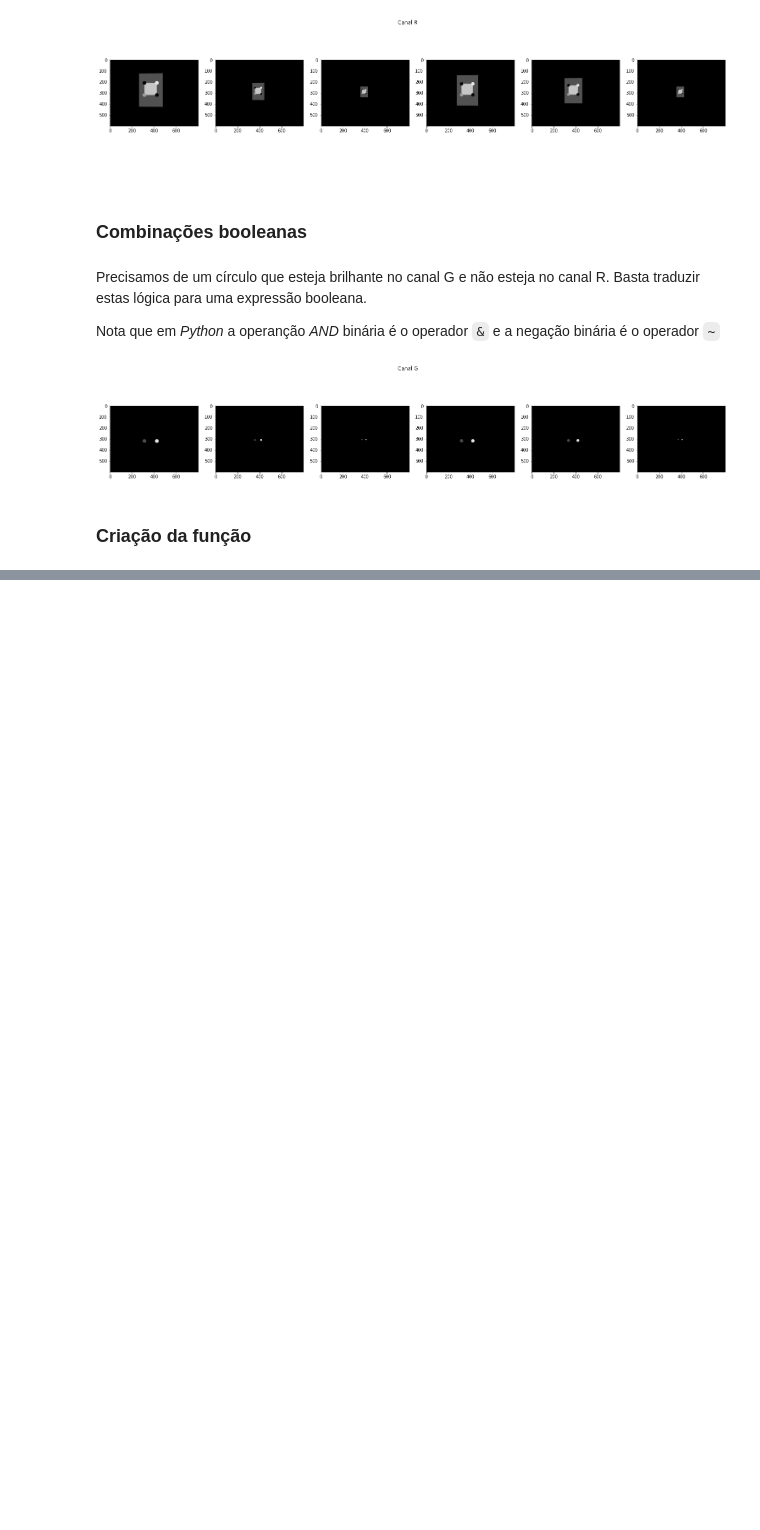
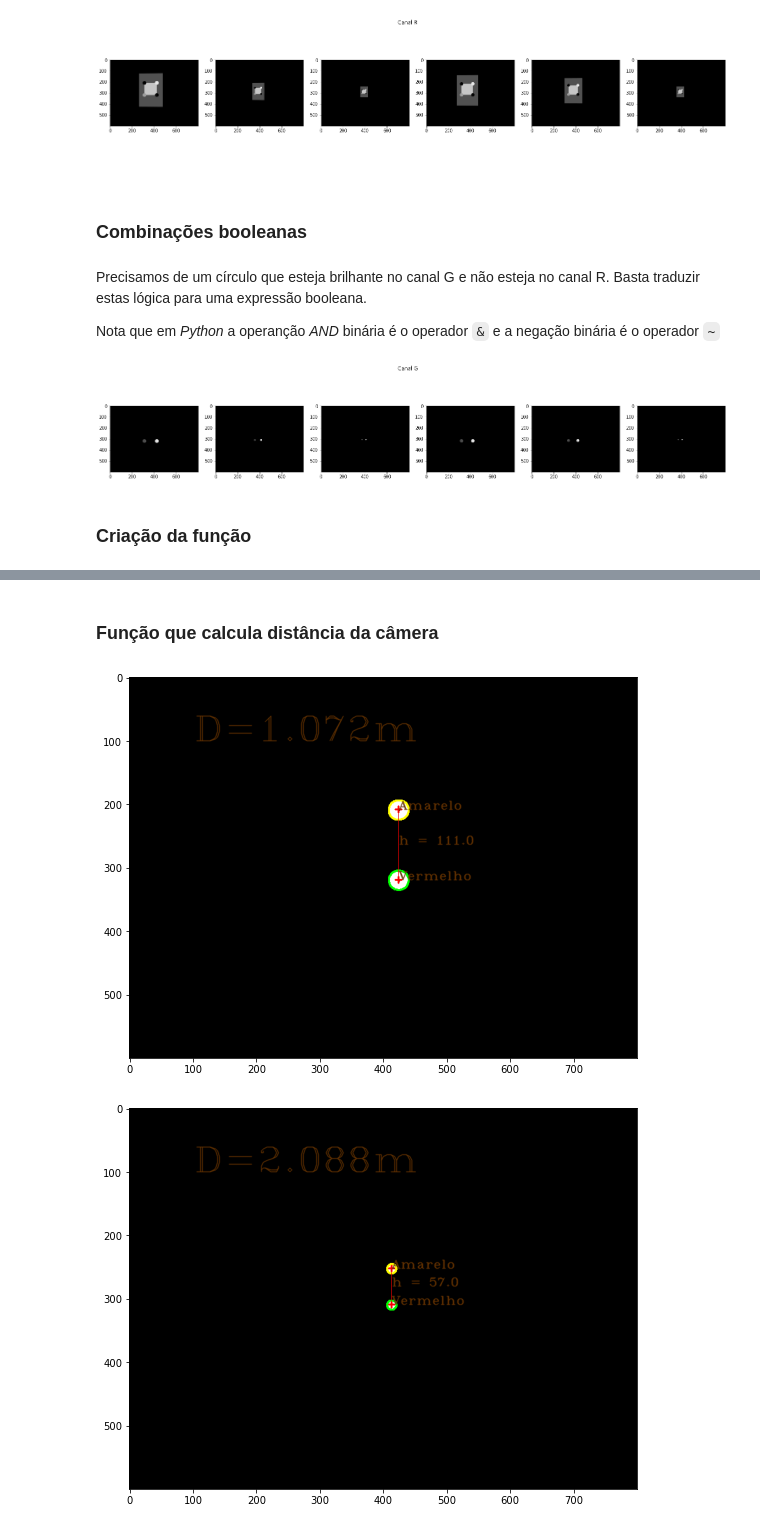
Before and after one commit to mirwox/p2, a Jupyter notebook: q1/Q1.ipynb, the cells around one changed output, grey strips where cells are left out. Drawn from its saved outputs; the diff is of its cells as text; code cells hidden in the pictures; blank space fills up the shorter version.

```diff
--- a/q1/Q1.ipynb
+++ b/q1/Q1.ipynb
@@ -273,0 +317,2 @@ multiplot([processa(f) for f in frames], "Teste")
+# %% [markdown]
+### Função que calcula distância da câmera
@@ -273,0 +370,8 @@ multiplot([processa(f) for f in frames], "Teste")
+# %%
+for frame in frames[0:2]:
+    plt.figure(figsize=(16,7))
+
+    plt.imshow(imutils.opencv2matplotlib(processa_dist(frame, f=1190, H=0.1)))
+# %% [output]
+[figure, added]
+[figure, added]
```
Also changed, not shown: parts of 13 cells of this notebook, 1 other file.
